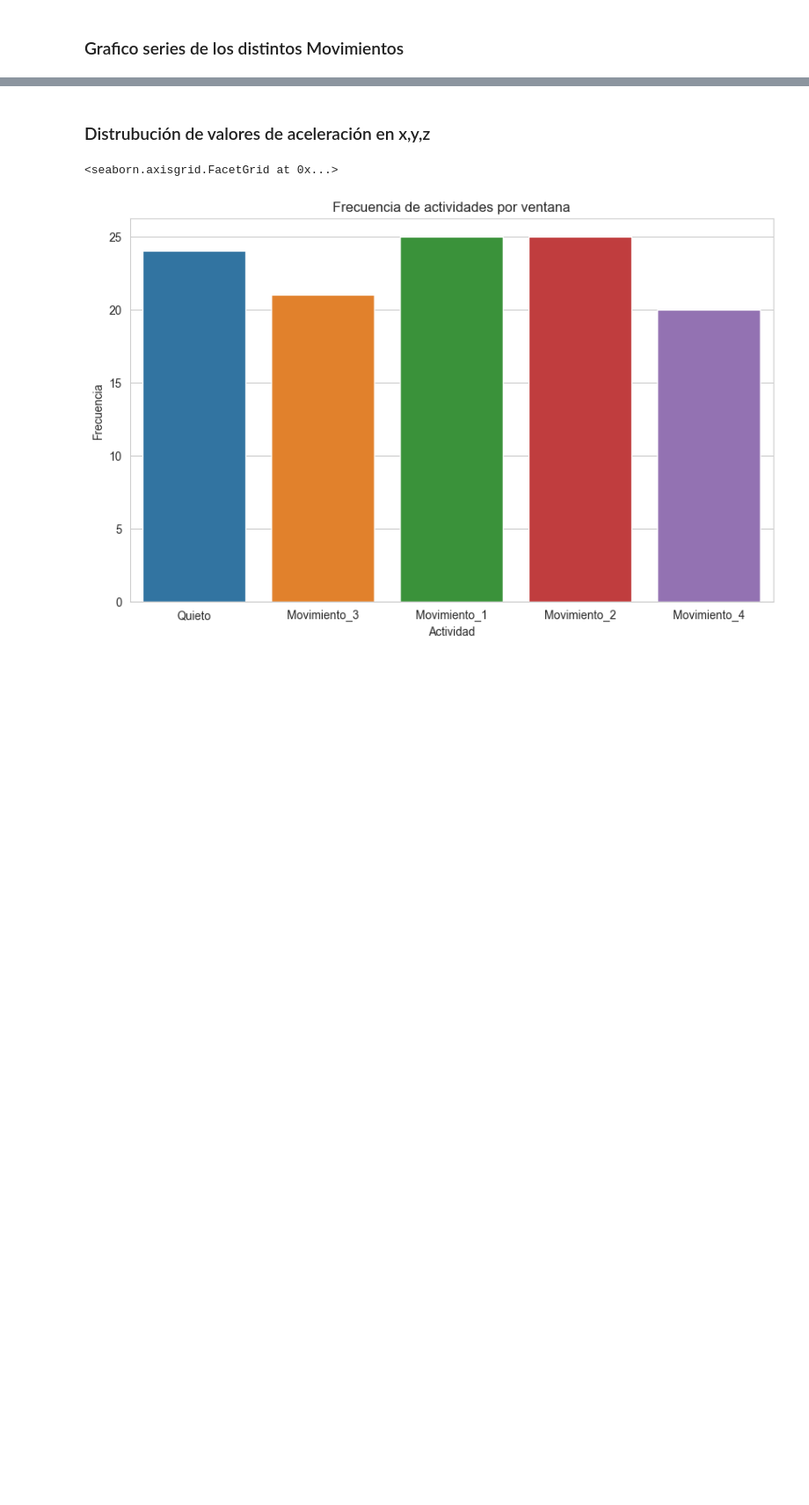
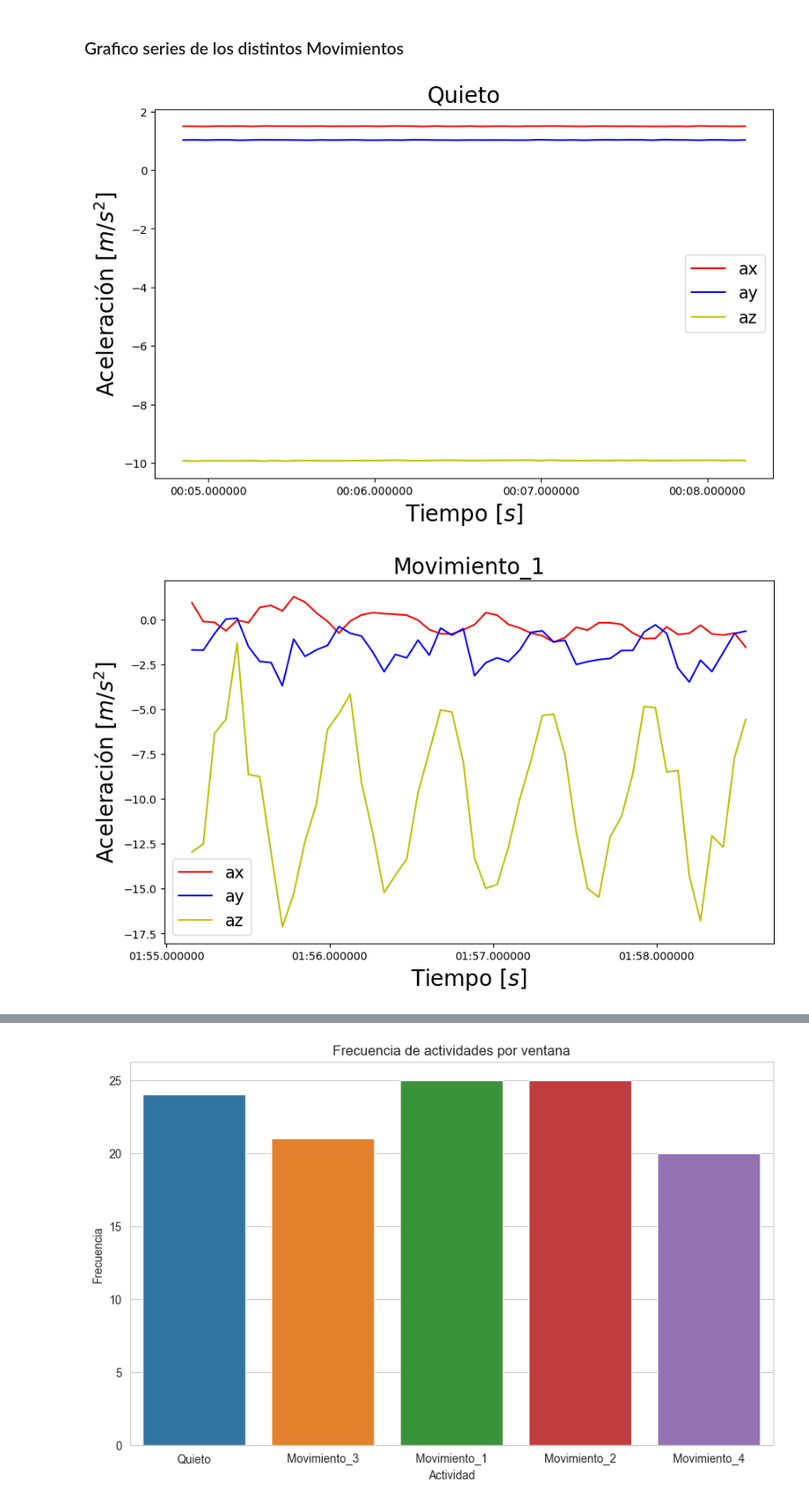
Before and after one commit to charli6080/Investigacion, a Jupyter notebook: Git_Investigacion/Machine_Learning/ML_manual_ventana_fija.ipynb, the cells around one changed output, grey strips where cells are left out. Shown at 88% size. Drawn from its saved outputs; the diff is of its cells as text; code cells hidden in the pictures; blank space fills up the shorter version.

```diff
--- a/Git_Investigacion/Machine_Learning/ML_manual_ventana_fija.ipynb
+++ b/Git_Investigacion/Machine_Learning/ML_manual_ventana_fija.ipynb
@@ -336,25 +232,28 @@ plt.show()
 # %%
 import matplotlib.pyplot as plt
 import seaborn as sns
 import pandas as pd
 
 for i in ['Quieto', 'Movimiento_1', 'Movimiento_2', 'Movimiento_3', 'Movimiento_4']:
-    data_ = df_test[(df_test['Actividades'] == i)][:250]
+    data_ = df_test[(df_test['Actividades'] == i)][:50]
     plt.figure(figsize=(10, 6))
 
     # Crear las líneas con etiquetas
     sns.lineplot(y='ax', x=pd.to_datetime(data_['dateTime_UTC']), data=data_, color='r', label='ax')
     sns.lineplot(y='ay', x=pd.to_datetime(data_['dateTime_UTC']), data=data_, color='b', label='ay')
     sns.lineplot(y='az', x=pd.to_datetime(data_['dateTime_UTC']), data=data_, color='y', label='az')
 
     # Añadir leyenda automáticamente
     plt.legend(fontsize=15)
 
     # Etiquetas y título
     plt.ylabel('Aceleración [$m/s^2$]', fontsize=20)
     plt.xlabel('Tiempo [$s$]', fontsize=20)
     plt.title(i, fontsize=20)
 
 
     # Mostrar gráfica
     plt.show()
+# %% [output]
+[figure, added]
+[figure, added]
@@ -361,11 +263,3 @@ for i in ['Quieto', 'Movimiento_1', 'Movimiento_2', 'Movimiento_3', 'Movimiento_
-# %% [markdown]
-### Distrubución de valores de aceleración en x,y,z
-# %%
-sns.FacetGrid(df_test, hue = 'Actividades').map(sns.distplot, 'ax').add_legend()
-sns.FacetGrid(df_test, hue = 'Actividades').map(sns.distplot, 'ay').add_legend()
-sns.FacetGrid(df_test, hue = 'Actividades').map(sns.distplot, 'az').add_legend()
-# %% [output]
-<seaborn.axisgrid.FacetGrid at 0x...>
 # %%
 x_list_test = []
 y_list_test = []
```
Also changed, not shown: parts of 15 cells of this notebook, 3 other files.
